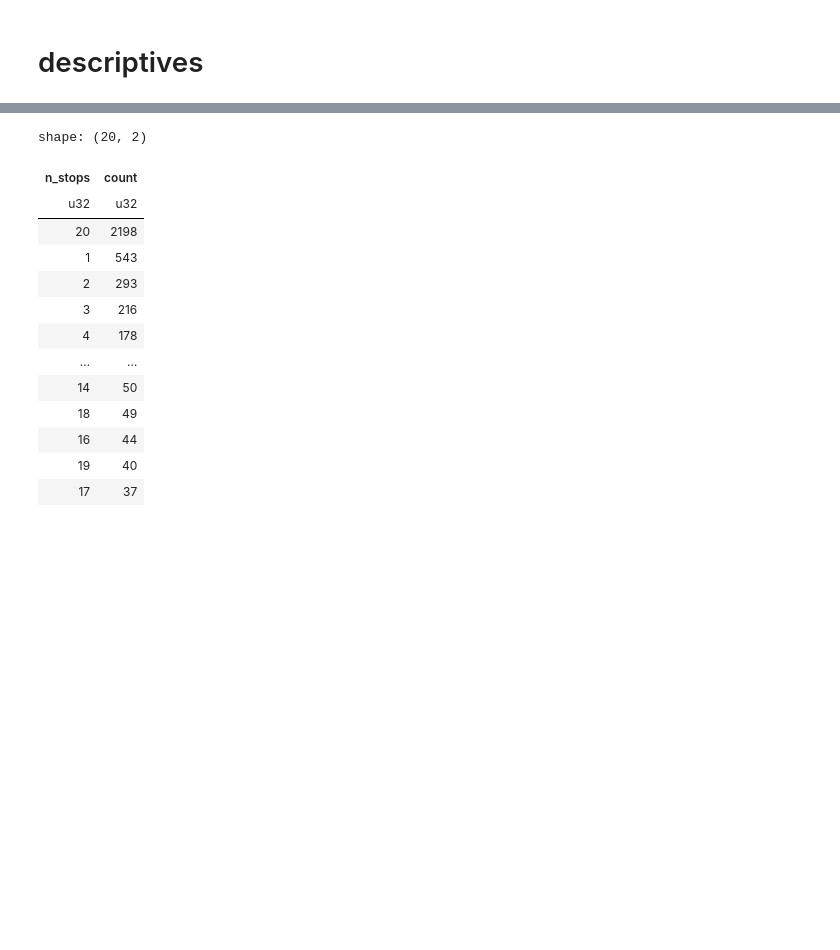
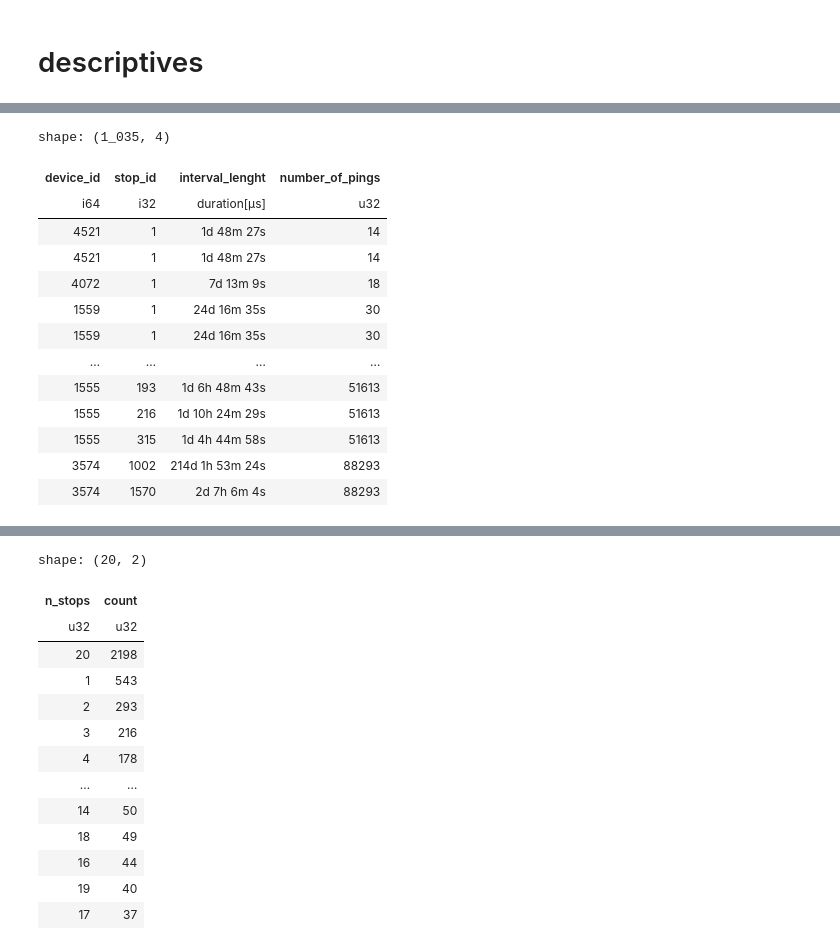
Before and after one commit to ANETILab/wp7_data_processing, a Jupyter notebook: src/05_analyze_stops.ipynb, the cells around one changed output, grey strips where cells are left out. Drawn from its saved outputs; the diff is of its cells as text; code cells hidden in the pictures; blank space fills up the shorter version.

```diff
--- a/src/05_analyze_stops.ipynb
+++ b/src/05_analyze_stops.ipynb
@@ -37,0 +146,17 @@ n_users_stopped = stops_per_user["device_id"].n_unique()
+# %%
+dd.sort("number_of_pings")
+# %% [output]
+shape: (1_035, 4)
+| device_id | stop_id | interval_lenght | number_of_pings |
+| i64 | i32 | duration[μs] | u32 |
+| 4521 | 1 | 1d 48m 27s | 14 |
+| 4521 | 1 | 1d 48m 27s | 14 |
+| 4072 | 1 | 7d 13m 9s | 18 |
+| 1559 | 1 | 24d 16m 35s | 30 |
+| 1559 | 1 | 24d 16m 35s | 30 |
+| … | … | … | … |
+| 1555 | 193 | 1d 6h 48m 43s | 51613 |
+| 1555 | 216 | 1d 10h 24m 29s | 51613 |
+| 1555 | 315 | 1d 4h 44m 58s | 51613 |
+| 3574 | 1002 | 214d 1h 53m 24s | 88293 |
+| 3574 | 1570 | 2d 7h 6m 4s | 88293 |
```
Also changed, not shown: parts of 21 cells of this notebook.
